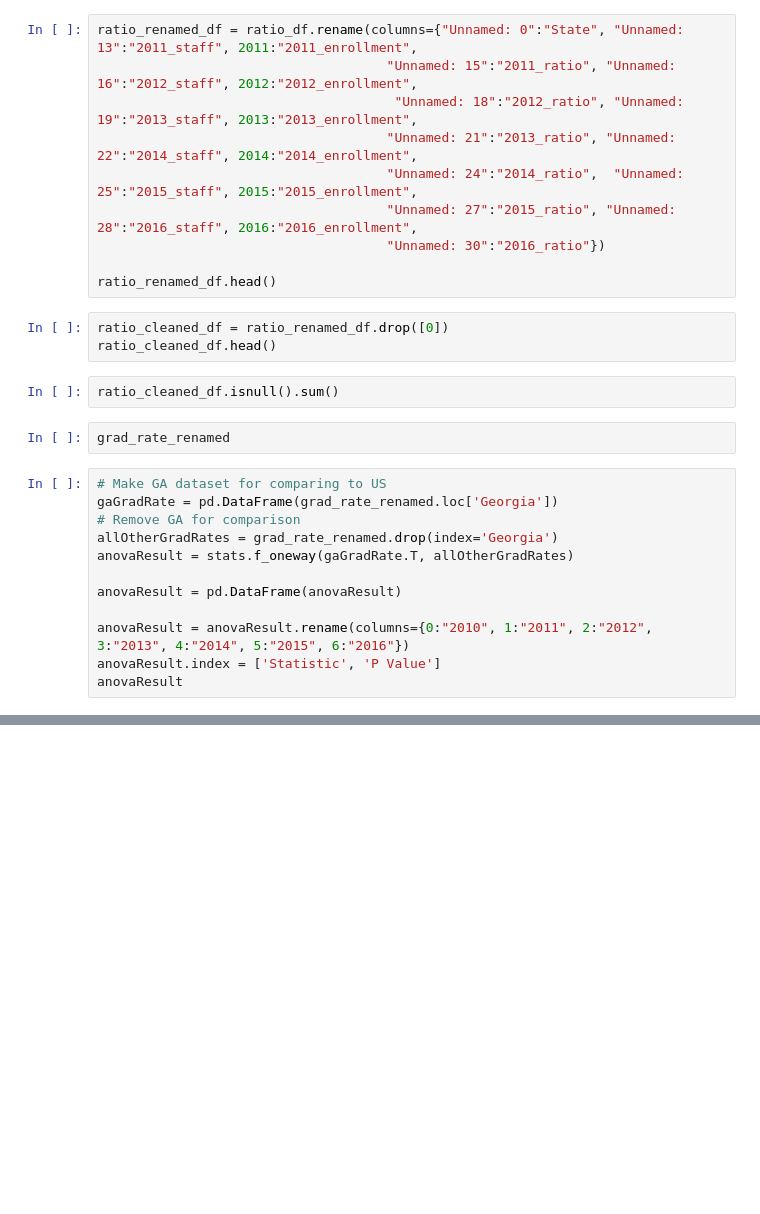
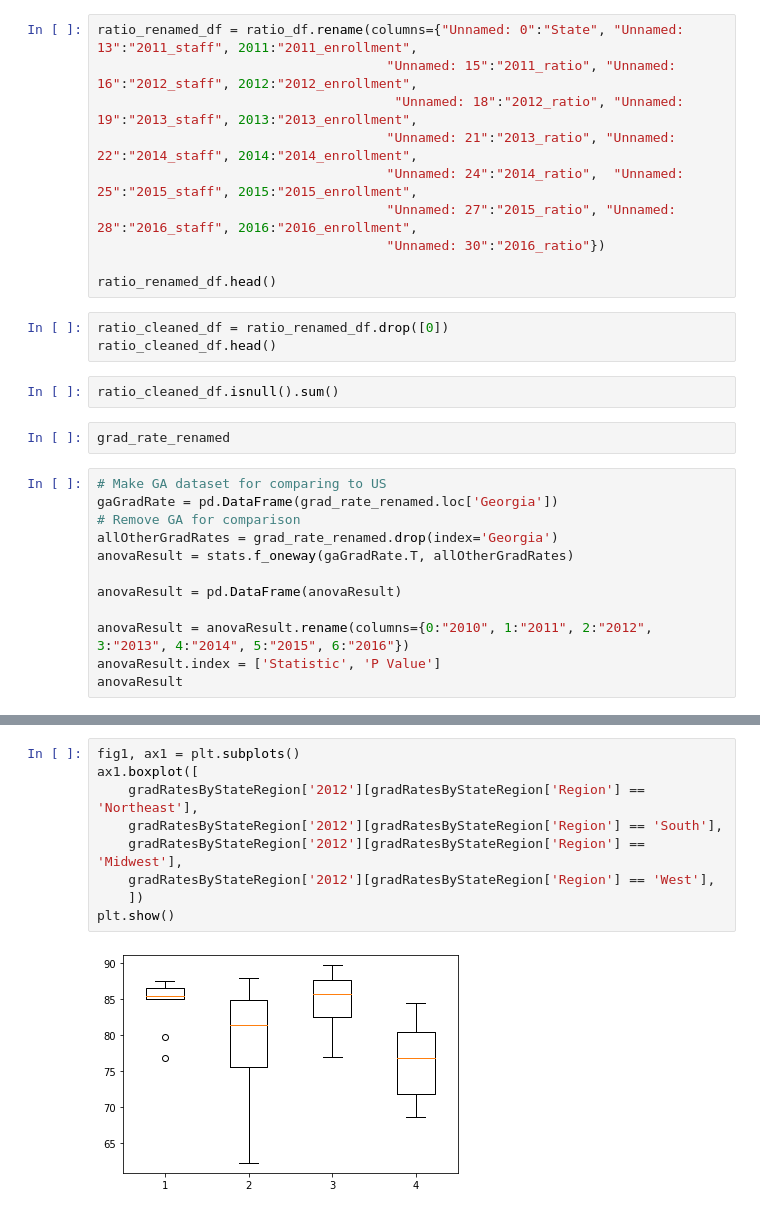
Before and after one commit to ScriptMigo/Project-1, a Jupyter notebook: teacher.ipynb, the cells around one changed output, grey strips where cells are left out. Saved outputs shown, nothing was run; the diff lists cells and outputs as text; blank space fills up the shorter version.

```diff
--- a/teacher.ipynb
+++ b/teacher.ipynb
@@ -146,0 +181,11 @@ midWestGradRates
+# %%
+fig1, ax1 = plt.subplots()
+ax1.boxplot([
+    gradRatesByStateRegion['2012'][gradRatesByStateRegion['Region'] == 'Northeast'],
+    gradRatesByStateRegion['2012'][gradRatesByStateRegion['Region'] == 'South'],
+    gradRatesByStateRegion['2012'][gradRatesByStateRegion['Region'] == 'Midwest'],
+    gradRatesByStateRegion['2012'][gradRatesByStateRegion['Region'] == 'West'],
+    ])
+plt.show()
+# %% [output]
+[figure, added]
```
Also changed, not shown: parts of 8 cells of this notebook.
